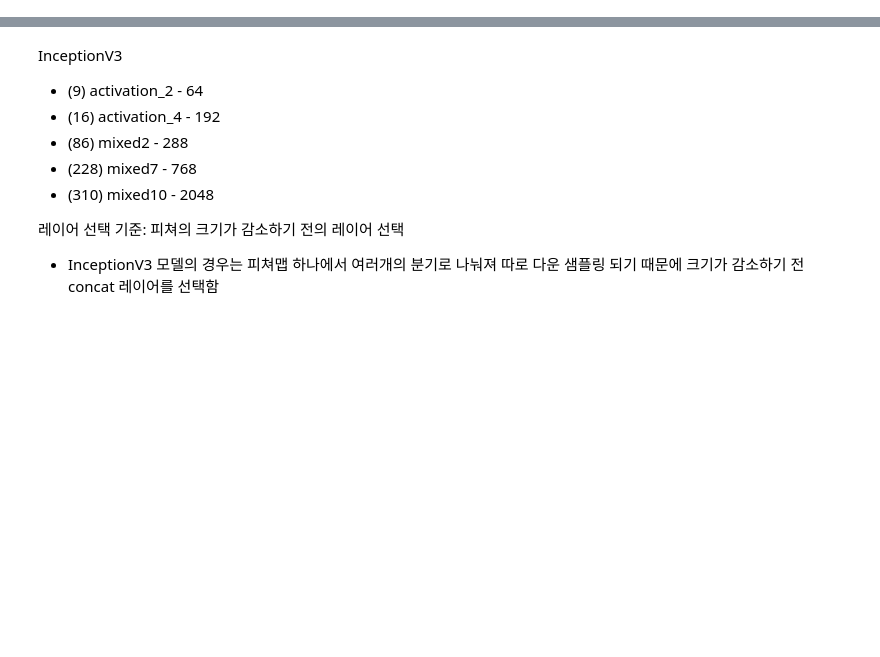
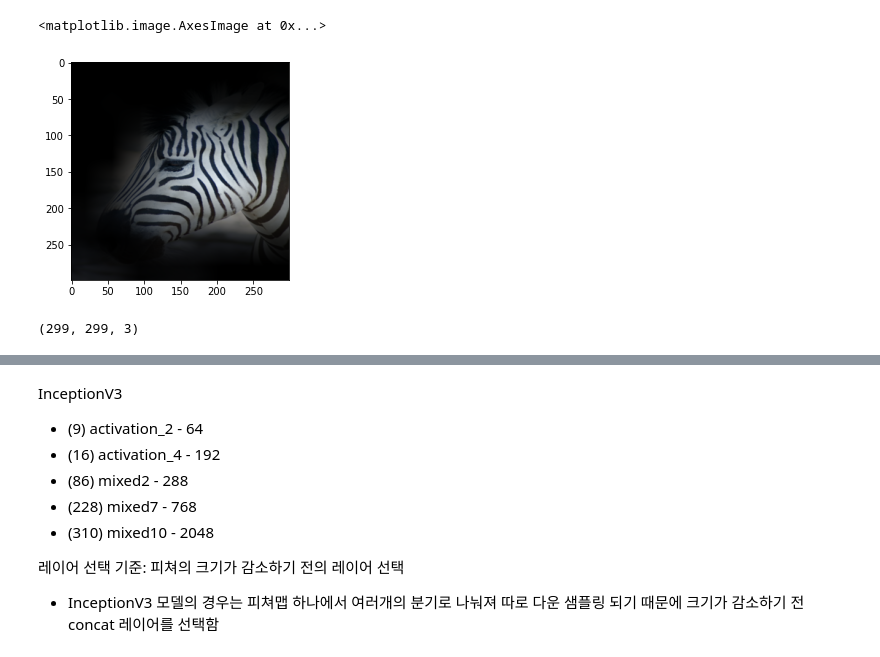
Before and after one commit to kyh980909/CAVSI, a Jupyter notebook: CAVSI.ipynb, the cells around one changed output, grey strips where cells are left out. Cells and saved outputs as stored; diff of their text form; code cells hidden in the pictures; blank space fills up the shorter version.

```diff
--- a/CAVSI.ipynb
+++ b/CAVSI.ipynb
@@ -76,0 +205,9 @@ activation_model = Model(inputs=model.input, outputs=layer_outputs)
+# %%
+plt.imshow(masked_imgs['conv4'][20])
+# %% [output]
+<matplotlib.image.AxesImage at 0x...>
+[figure, added]
+# %%
+masked_imgs['conv4'][0].shape
+# %% [output]
+(299, 299, 3)
```
Also changed, not shown: parts of 23 cells of this notebook.
